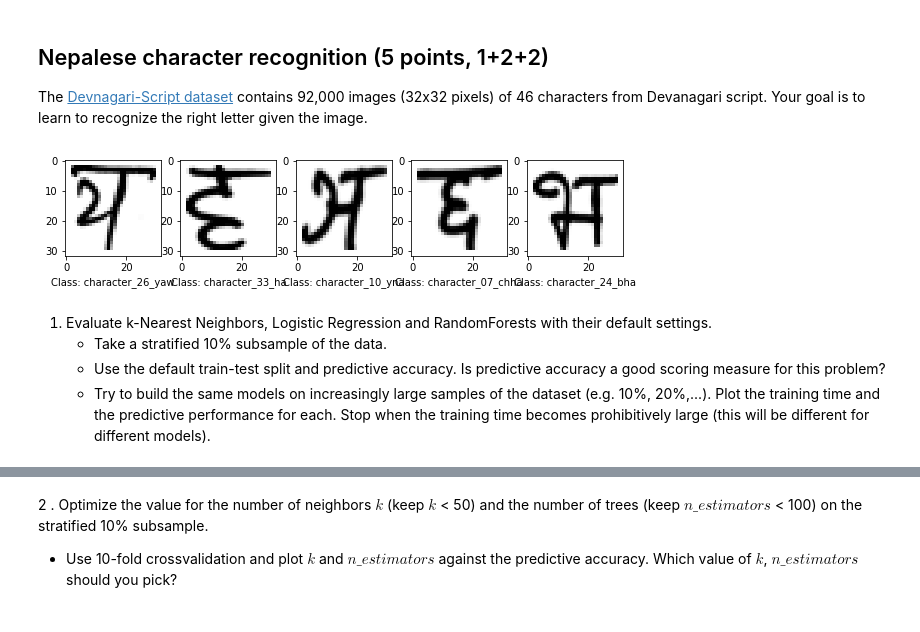
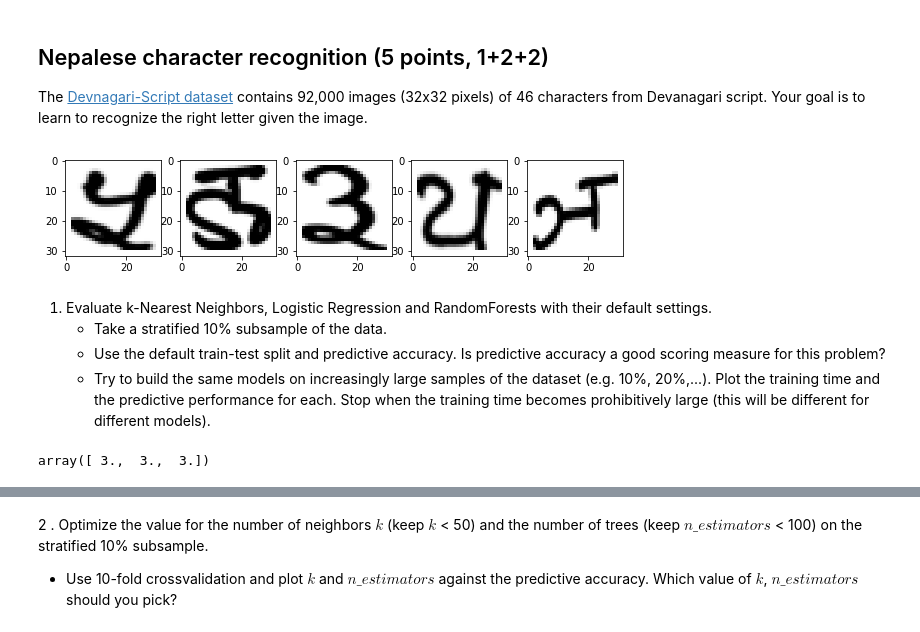
Before and after one commit to romanovar/ML, a Jupyter notebook: Assignment 1.ipynb, the cells around one changed output, grey strips where cells are left out. Drawn from its saved outputs; the diff is of its cells as text; code cells hidden in the pictures.

```diff
--- a/Assignment 1.ipynb
+++ b/Assignment 1.ipynb
@@ -539,16 +539,23 @@ classes = devnagari.retrieve_class_labels(target_name='character') # This one ta
 # %%
 from random import randint
+
 # Take some random examples, reshape to a 32x32 image and plot
 fig, axes = plt.subplots(1, 5,  figsize=(10, 5))
 for i in range(5):
     n = randint(0,90000)
     axes[i].imshow(X[n].reshape(32, 32), cmap=plt.cm.gray_r)
-    axes[i].set_xlabel("Class: %s" % (classes[y[n]]))
+#     axes[i].set_xlabel("Class: %s" % (classes[y[n]]))
 plt.show();
 # %% [output]
-[figure, old version]
+[figure, new version]
 # %% [markdown]
 1. Evaluate k-Nearest Neighbors, Logistic Regression and RandomForests with their default settings.
     - Take a stratified 10% subsample of the data.
     - Use the default train-test split and predictive accuracy. Is predictive accuracy a good scoring measure for this problem?
     - Try to build the same models on increasingly large samples of the dataset (e.g. 10%, 20%,...). Plot the training time and the predictive performance for each. Stop when the training time becomes prohibitively large (this will be different for different models).
+# %%
+test3 = np.array([])
+test4 = np.append(3, test4)
+test4
+# %% [output]
+array([ 3.,  3.,  3.])
```
Also changed, not shown: parts of 5 cells of this notebook.
